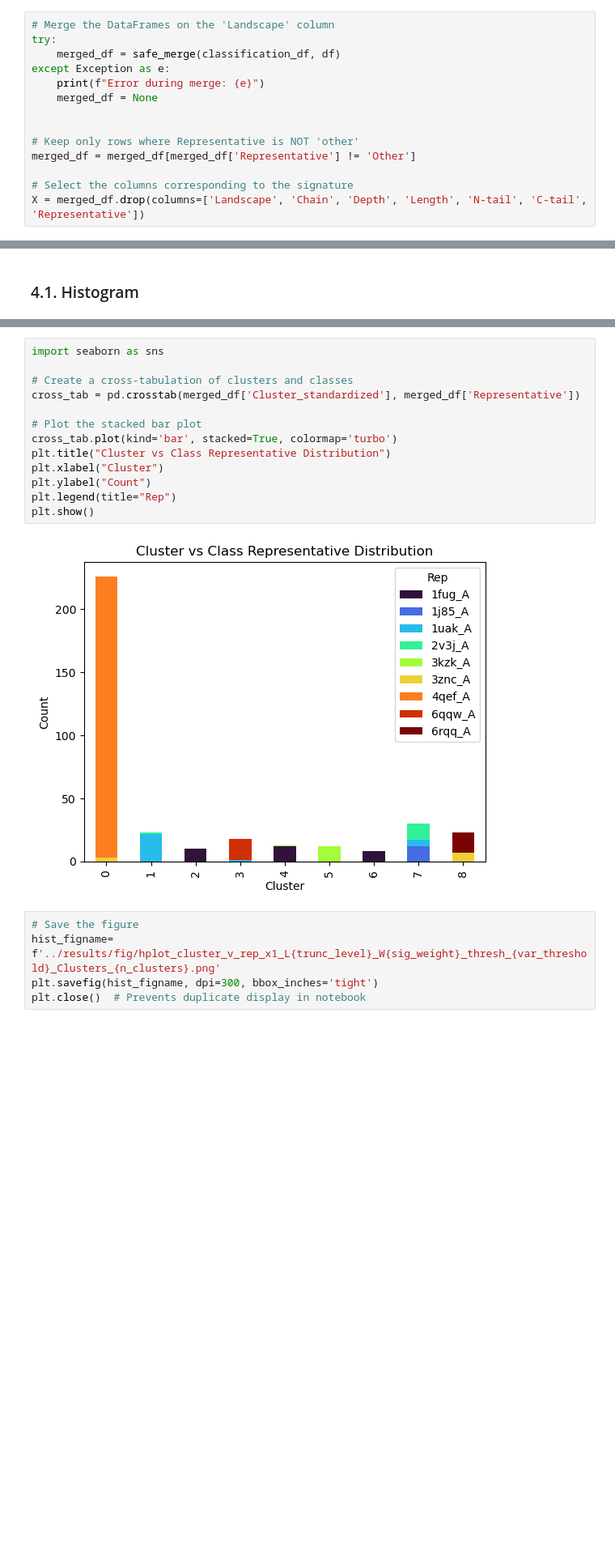
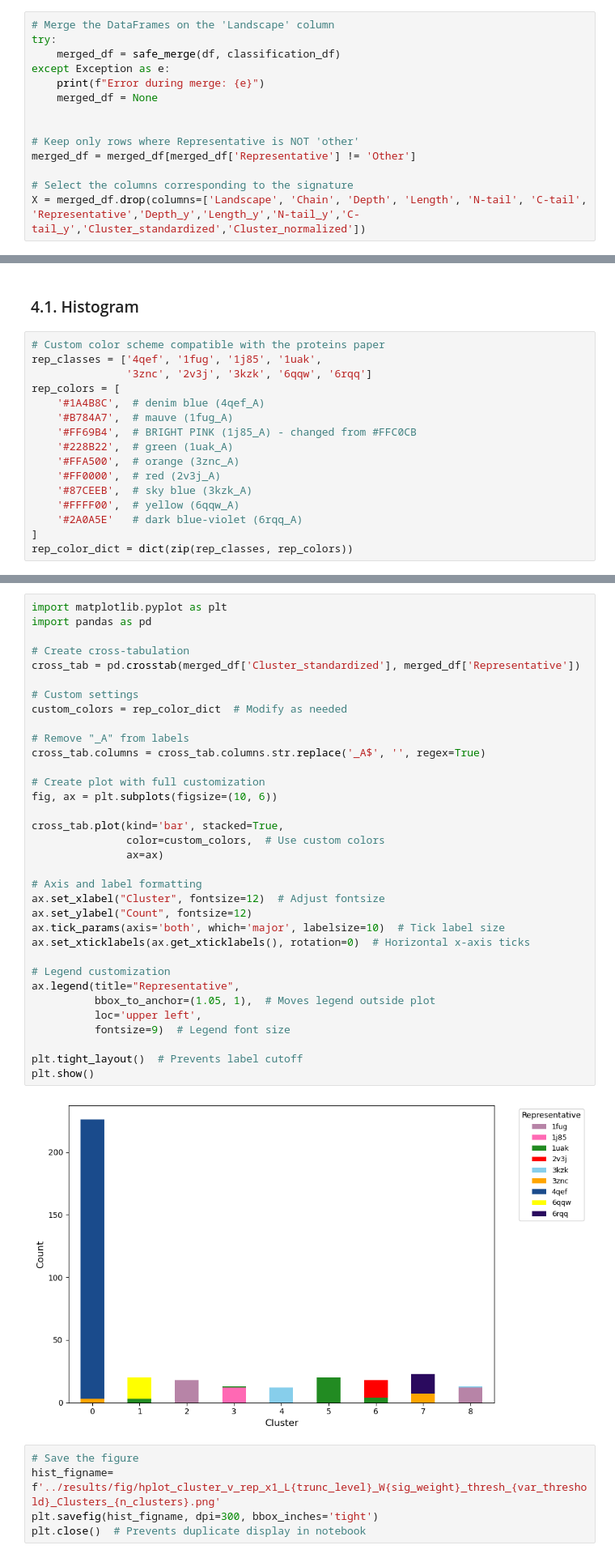
Before and after one commit to dtolosav/discrete-sig-for-landscapes, a Jupyter notebook: notebooks/2_k_means.ipynb, the cells around one changed output, grey strips where cells are left out. Shown at 81% size. Drawn from its saved outputs; the diff is of its cells as text; blank space fills up the shorter version.

Commit message:
Added comparison to clustering using landscapes directly

```diff
--- a/notebooks/2_k_means.ipynb
+++ b/notebooks/2_k_means.ipynb
@@ -76,7 +84,7 @@ def safe_merge(df1, df2, merge_col='Chain', rep_col='Representative'):
 # %%
 # Merge the DataFrames on the 'Landscape' column
 try:
-    merged_df = safe_merge(classification_df, df)
+    merged_df = safe_merge(df, classification_df)
 except Exception as e:
     print(f"Error during merge: {e}")
     merged_df = None
@@ -86,6 +94,6 @@ except Exception as e:
 merged_df = merged_df[merged_df['Representative'] != 'Other']
 
 # Select the columns corresponding to the signature
-X = merged_df.drop(columns=['Landscape', 'Chain', 'Depth', 'Length', 'N-tail', 'C-tail', 'Representative'])
+X = merged_df.drop(columns=['Landscape', 'Chain', 'Depth', 'Length', 'N-tail', 'C-tail', 'Representative','Depth_y','Length_y','N-tail_y','C-tail_y','Cluster_standardized','Cluster_normalized'])
 # %%
 # Display the merged DataFrame
@@ -358,2 +354,18 @@ Data saved to ../results/tables/master_results_comparison_kmeans_sig_V_represent
 # %% [markdown]
 ### 4.1. Histogram
+# %%
+# Custom color scheme compatible with the proteins paper
+rep_classes = ['4qef', '1fug', '1j85', '1uak',
+               '3znc', '2v3j', '3kzk', '6qqw', '6rqq']
+rep_colors = [
+    '#1A4B8C',  # denim blue (4qef_A)
+    '#B784A7',  # mauve (1fug_A)
+    '#FF69B4',  # BRIGHT PINK (1j85_A) - changed from #FFC0CB
+    '#228B22',  # green (1uak_A)
+    '#FFA500',  # orange (3znc_A)
+    '#FF0000',  # red (2v3j_A)
+    '#87CEEB',  # sky blue (3kzk_A)
+    '#FFFF00',  # yellow (6qqw_A)
+    '#2A0A5E'   # dark blue-violet (6rqq_A)
+]
+rep_color_dict = dict(zip(rep_classes, rep_colors))
@@ -360,18 +385,39 @@ Data saved to ../results/tables/master_results_comparison_kmeans_sig_V_represent
 # %%
-import seaborn as sns
+import matplotlib.pyplot as plt
+import pandas as pd
 
-# Create a cross-tabulation of clusters and classes
+# Create cross-tabulation
 cross_tab = pd.crosstab(merged_df['Cluster_standardized'], merged_df['Representative'])
 
-# Plot the stacked bar plot
-cross_tab.plot(kind='bar', stacked=True, colormap='turbo')
-plt.title("Cluster vs Class Representative Distribution")
-plt.xlabel("Cluster")
-plt.ylabel("Count")
-plt.legend(title="Rep")
+# Custom settings
+custom_colors = rep_color_dict  # Modify as needed
+
+# Remove "_A" from labels
+cross_tab.columns = cross_tab.columns.str.replace('_A$', '', regex=True)
+
+# Create plot with full customization
+fig, ax = plt.subplots(figsize=(10, 6))
+
+cross_tab.plot(kind='bar', stacked=True,
+               color=custom_colors,  # Use custom colors
+               ax=ax)
+
+# Axis and label formatting
+ax.set_xlabel("Cluster", fontsize=12)  # Adjust fontsize
+ax.set_ylabel("Count", fontsize=12)
+ax.tick_params(axis='both', which='major', labelsize=10)  # Tick label size
+ax.set_xticklabels(ax.get_xticklabels(), rotation=0)  # Horizontal x-axis ticks
+
+# Legend customization
+ax.legend(title="Representative",
+          bbox_to_anchor=(1.05, 1),  # Moves legend outside plot
+          loc='upper left',
+          fontsize=9)  # Legend font size
+
+plt.tight_layout()  # Prevents label cutoff
 plt.show()
 # %% [output]
-[figure, old version]
+[figure, new version]
 # %%
 # Save the figure
 hist_figname= f'../results/fig/hplot_cluster_v_rep_x1_L{trunc_level}_W{sig_weight}_thresh_{var_threshold}_Clusters_{n_clusters}.png'
```
Also changed, not shown: parts of 38 cells of this notebook.
